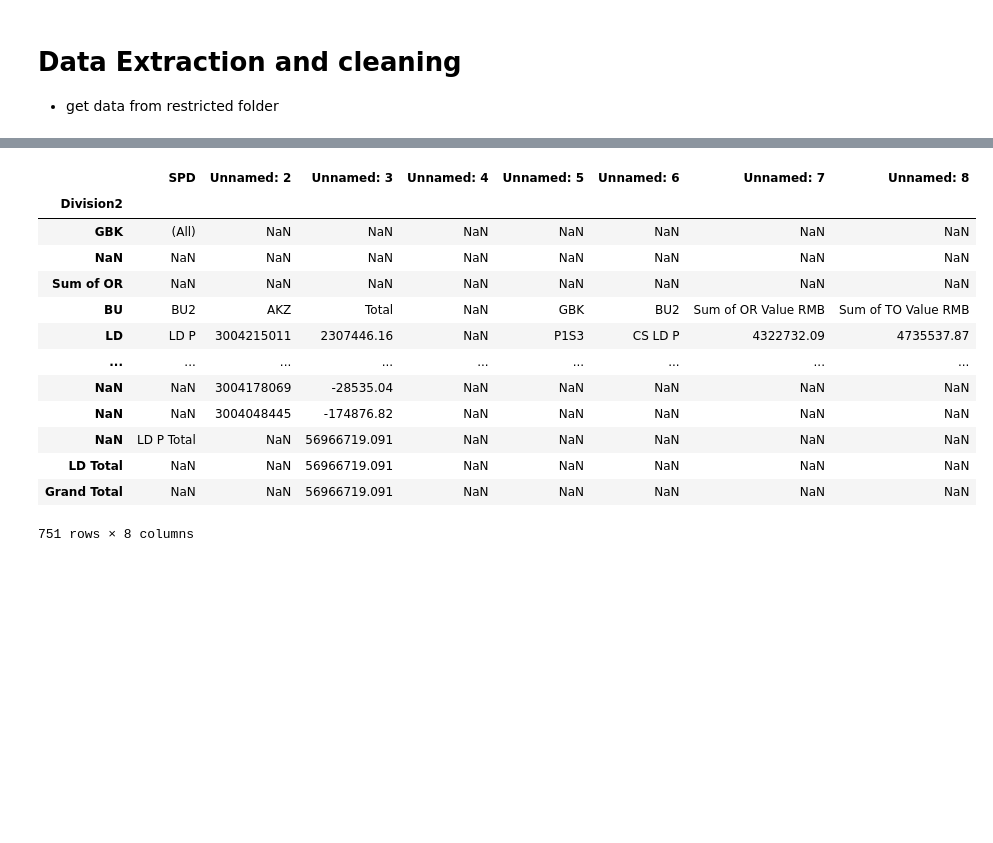
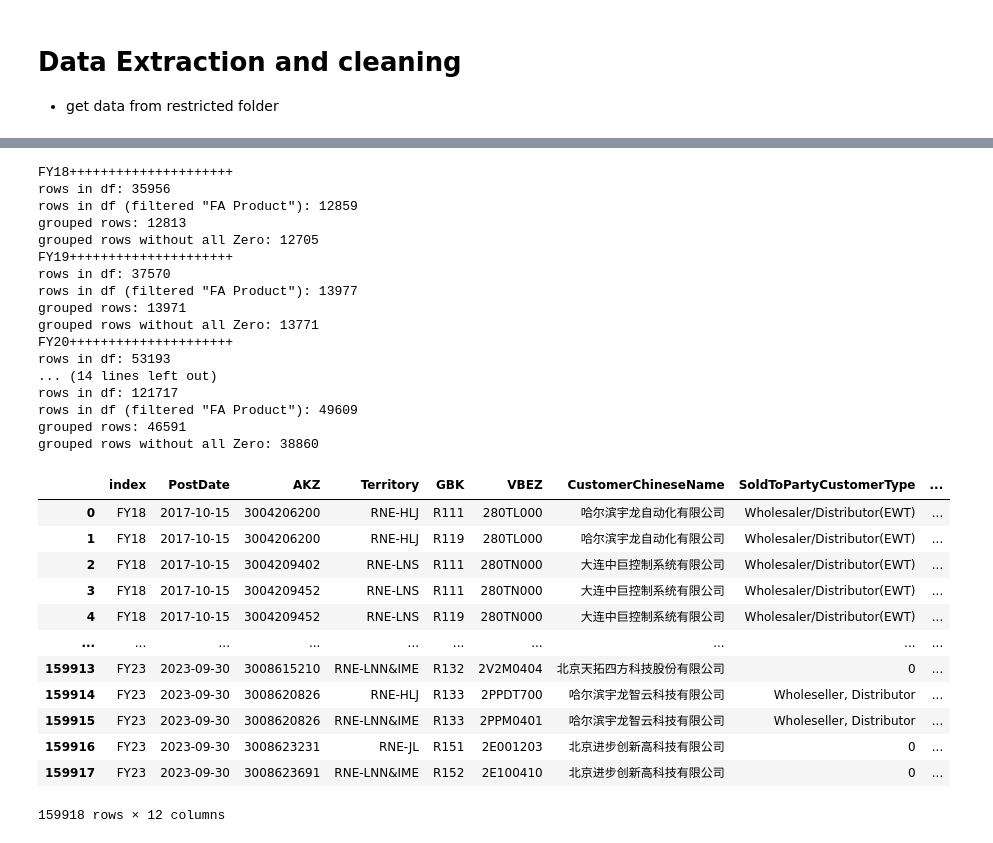
Before and after one commit to Nyahua/ruc, a Jupyter notebook: time_series/homework/00-data_Extraction.ipynb, the cells around one changed output, grey strips where cells are left out. Drawn from its saved outputs; the diff is of its cells as text; code cells hidden in the pictures; blank space fills up the shorter version.

```diff
--- a/time_series/homework/00-data_Extraction.ipynb
+++ b/time_series/homework/00-data_Extraction.ipynb
@@ -20,26 +11,53 @@ filenames = list(DATAFOLDER.iterdir())
 # %%
-# FY16
-# pip install python-calamine
-fn  = filenames[0]
-df = pd.read_excel(fn, skiprows=0, index_col=0, engine='calamine')
-# df = df.loc[df['BU Segment']=='FA AS']
-# df = df.groupby(['Frozen Date', 'Company CNOC', 'Sales Branch', 'Sales Type'])['OR Value'].sum().reset_index()
-# df['Frozen Date'] = pd.to_datetime(df['Frozen Date'])
-# order = pd.concat([order, df], ignore_index=True)
-# df['OR Value'].sum()
-df
+ts = dict()
+DATAFOLDER = Path('restricted/yearend/')
+filenames = [f for f in DATAFOLDER.glob('FY*.xlsx')]
+
+for fn in filenames:
+    fy = fn.name[:4]
+    print(f"{fy}+++++++++++++++++++++")
+    df = pd.read_excel(fn, sheet_name='Sheet1', skiprows=0, engine='calamine')
+    print('rows in df:', len(df))
+    df = df.loc[df.BUSegment.fillna('').str.contains('FA Product')]
+    print('rows in df (filtered "FA Product"):', len(df))
+    cols = ['PostDate', 'AKZ', 'Territory', 'GBK', 'VBEZ',
+            'CustomerChineseName', 'SoldToPartyCustomerType', 'AssignedCustomerName', 'AssignType']
+    grp = df.groupby(cols)[['OR', 'TO']].sum().reset_index()
+    print('grouped rows:', len(grp))
+    grp = grp.loc[(grp[['OR', 'TO']]!=0).any(axis=1)]
+    print('grouped rows without all Zero:', len(grp))
+    grp['PostDate'] = pd.to_datetime(grp.PostDate)
+    ts[fy] = grp
+ts = pd.concat(ts.values(), keys=ts.keys()).droplevel(-1).reset_index()
+ts
 # %% [output]
+FY18+++++++++++++++++++++
+rows in df: 35956
+rows in df (filtered "FA Product"): 12859
+grouped rows: 12813
+grouped rows without all Zero: 12705
+FY19+++++++++++++++++++++
+rows in df: 37570
+rows in df (filtered "FA Product"): 13977
+grouped rows: 13971
+grouped rows without all Zero: 13771
+FY20+++++++++++++++++++++
+rows in df: 53193
+... (14 lines left out)
+rows in df: 121717
+rows in df (filtered "FA Product"): 49609
+grouped rows: 46591
+grouped rows without all Zero: 38860
-|  | SPD | Unnamed: 2 | Unnamed: 3 | Unnamed: 4 | Unnamed: 5 | Unnamed: 6 | Unnamed: 7 | Unnamed: 8 |
-| Division2 |  |  |  |  |  |  |  |  |
-| GBK | (All) | NaN | NaN | NaN | NaN | NaN | NaN | NaN |
-| NaN | NaN | NaN | NaN | NaN | NaN | NaN | NaN | NaN |
-| Sum of OR | NaN | NaN | NaN | NaN | NaN | NaN | NaN | NaN |
-| BU | BU2 | AKZ | Total | NaN | GBK | BU2 | Sum of OR Value RMB | Sum of TO Value RMB |
-| LD | LD P | 3004215011 | 2307446.16 | NaN | P1S3 | CS LD P | 4322732.09 | 4735537.87 |
-| ... | ... | ... | ... | ... | ... | ... | ... | ... |
-| NaN | NaN | 3004178069 | -28535.04 | NaN | NaN | NaN | NaN | NaN |
-| NaN | NaN | 3004048445 | -174876.82 | NaN | NaN | NaN | NaN | NaN |
-| NaN | LD P Total | NaN | 56966719.091 | NaN | NaN | NaN | NaN | NaN |
-| LD Total | NaN | NaN | 56966719.091 | NaN | NaN | NaN | NaN | NaN |
-| Grand Total | NaN | NaN | 56966719.091 | NaN | NaN | NaN | NaN | NaN |
+|  | index | PostDate | AKZ | Territory | GBK | VBEZ | CustomerChineseName | SoldToPartyCustomerType | ... |
+| 0 | FY18 | 2017-10-15 | 3004206200 | RNE-HLJ | R111 | 280TL000 | 哈尔滨宇龙自动化有限公司 | Wholesaler/Distributor(EWT) | ... |
+| 1 | FY18 | 2017-10-15 | 3004206200 | RNE-HLJ | R119 | 280TL000 | 哈尔滨宇龙自动化有限公司 | Wholesaler/Distributor(EWT) | ... |
+| 2 | FY18 | 2017-10-15 | 3004209402 | RNE-LNS | R111 | 280TN000 | 大连中巨控制系统有限公司 | Wholesaler/Distributor(EWT) | ... |
+| 3 | FY18 | 2017-10-15 | 3004209452 | RNE-LNS | R111 | 280TN000 | 大连中巨控制系统有限公司 | Wholesaler/Distributor(EWT) | ... |
+| 4 | FY18 | 2017-10-15 | 3004209452 | RNE-LNS | R119 | 280TN000 | 大连中巨控制系统有限公司 | Wholesaler/Distributor(EWT) | ... |
+| ... | ... | ... | ... | ... | ... | ... | ... | ... | ... |
+| 159913 | FY23 | 2023-09-30 | 3008615210 | RNE-LNN&IME | R132 | 2V2M0404 | 北京天拓四方科技股份有限公司 | 0 | ... |
+| 159914 | FY23 | 2023-09-30 | 3008620826 | RNE-HLJ | R133 | 2PPDT700 | 哈尔滨宇龙智云科技有限公司 | Wholeseller, Distributor | ... |
+| 159915 | FY23 | 2023-09-30 | 3008620826 | RNE-LNN&IME | R133 | 2PPM0401 | 哈尔滨宇龙智云科技有限公司 | Wholeseller, Distributor | ... |
+| 159916 | FY23 | 2023-09-30 | 3008623231 | RNE-JL | R151 | 2E001203 | 北京进步创新高科技有限公司 | 0 | ... |
+| 159917 | FY23 | 2023-09-30 | 3008623691 | RNE-LNN&IME | R152 | 2E100410 | 北京进步创新高科技有限公司 | 0 | ... |
-751 rows × 8 columns
+159918 rows × 12 columns
```
Also changed, not shown: parts of 8 cells of this notebook, 3 other files.
